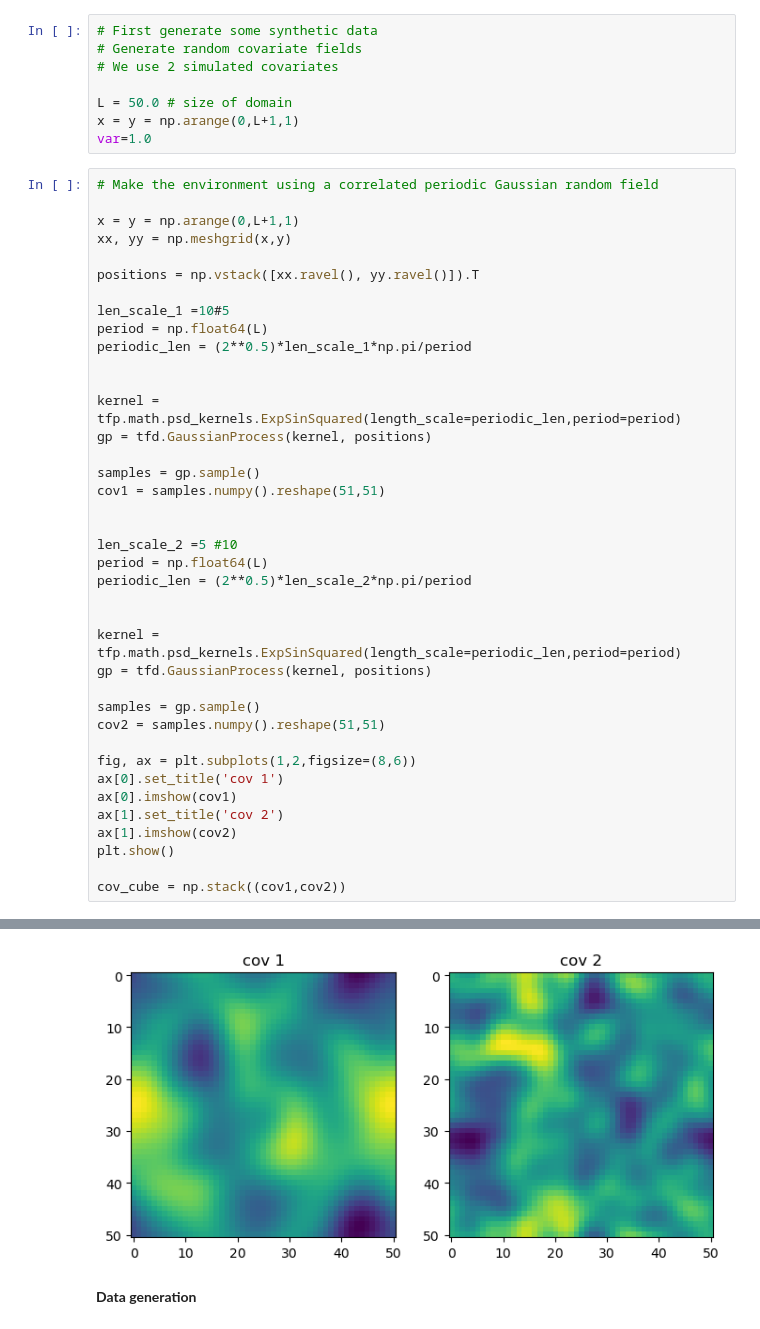
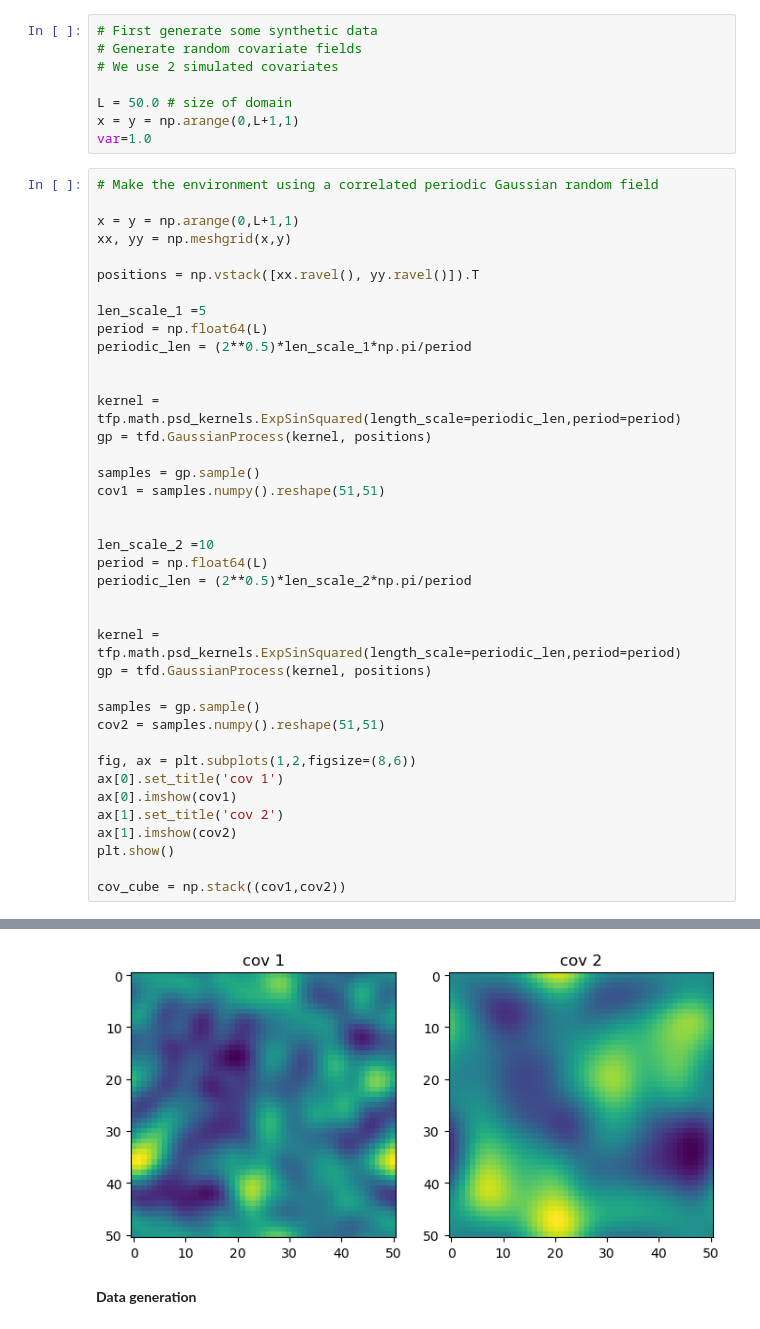
Before and after one commit to ctorney/mssf-vi, a Jupyter notebook: synthetic_inference/mssf_hmc-PN.ipynb, the cells around one changed output, grey strips where cells are left out. Saved outputs shown, nothing was run; the diff lists cells and outputs as text.

```diff
--- a/synthetic_inference/mssf_hmc-PN.ipynb
+++ b/synthetic_inference/mssf_hmc-PN.ipynb
@@ -40,7 +40,7 @@ xx, yy = np.meshgrid(x,y)
 
 positions = np.vstack([xx.ravel(), yy.ravel()]).T
 
-len_scale_1 =10#5
+len_scale_1 =5
 period = np.float64(L)
 periodic_len = (2**0.5)*len_scale_1*np.pi/period
 
@@ -52,7 +52,7 @@ samples = gp.sample()
 cov1 = samples.numpy().reshape(51,51)
 
 
-len_scale_2 =5 #10
+len_scale_2 =10
 period = np.float64(L)
 periodic_len = (2**0.5)*len_scale_2*np.pi/period
 
@@ -78,4 +75,4 @@ cov_cube = np.stack((cov1,cov2))
-[figure, old version]
+[figure, new version]
 # %% [markdown]
 **Data generation**
 # %%
```
Also changed, not shown: parts of 6 cells of this notebook, 2 other files.
